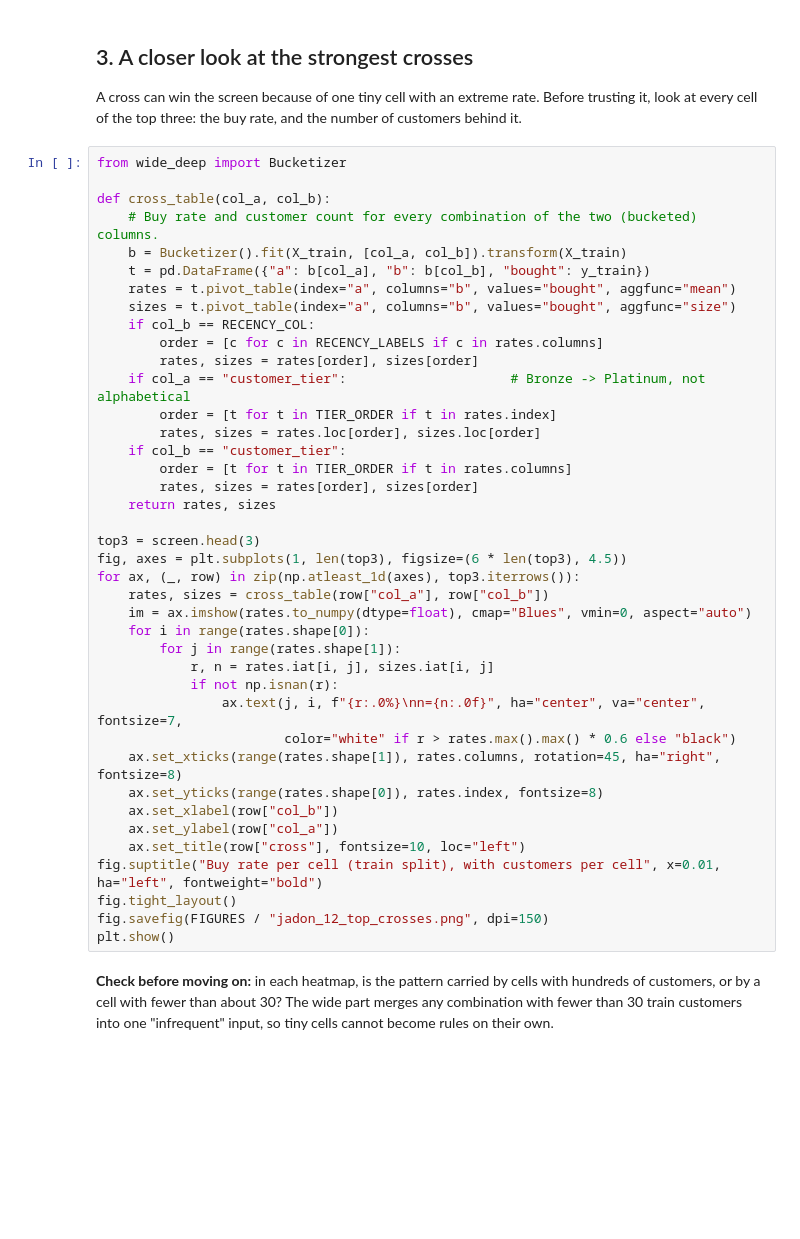
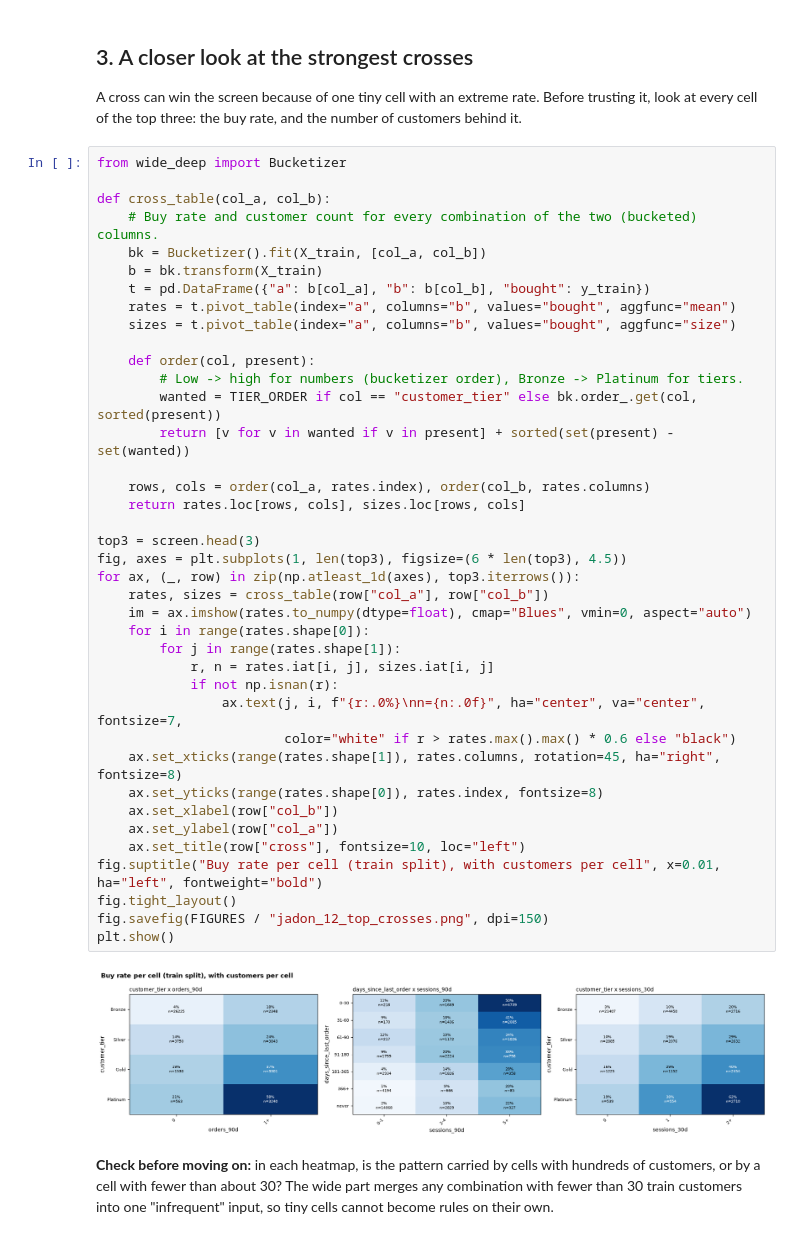
Before and after one commit to rider-26/AI-Innovation-with-Deep-Learning, a Jupyter notebook: notebooks/wide_deepEDA.ipynb, the cells around one changed output. Cells and saved outputs as stored; diff of their text form; blank space fills up the shorter version.

```diff
--- a/notebooks/wide_deepEDA.ipynb
+++ b/notebooks/wide_deepEDA.ipynb
@@ -213,43 +272,44 @@ look at every cell of the top three: the buy rate, and the number of customers b
 # %%
 from wide_deep import Bucketizer
 
 def cross_table(col_a, col_b):
     # Buy rate and customer count for every combination of the two (bucketed) columns.
-    b = Bucketizer().fit(X_train, [col_a, col_b]).transform(X_train)
+    bk = Bucketizer().fit(X_train, [col_a, col_b])
+    b = bk.transform(X_train)
     t = pd.DataFrame({"a": b[col_a], "b": b[col_b], "bought": y_train})
     rates = t.pivot_table(index="a", columns="b", values="bought", aggfunc="mean")
     sizes = t.pivot_table(index="a", columns="b", values="bought", aggfunc="size")
-    if col_b == RECENCY_COL:
-        order = [c for c in RECENCY_LABELS if c in rates.columns]
-        rates, sizes = rates[order], sizes[order]
-    if col_a == "customer_tier":                     # Bronze -> Platinum, not alphabetical
-        order = [t for t in TIER_ORDER if t in rates.index]
-        rates, sizes = rates.loc[order], sizes.loc[order]
-    if col_b == "customer_tier":
-        order = [t for t in TIER_ORDER if t in rates.columns]
-        rates, sizes = rates[order], sizes[order]
-    return rates, sizes
+
+    def order(col, present):
+        # Low -> high for numbers (bucketizer order), Bronze -> Platinum for tiers.
+        wanted = TIER_ORDER if col == "customer_tier" else bk.order_.get(col, sorted(present))
+        return [v for v in wanted if v in present] + sorted(set(present) - set(wanted))
+
+    rows, cols = order(col_a, rates.index), order(col_b, rates.columns)
+    return rates.loc[rows, cols], sizes.loc[rows, cols]
 
 top3 = screen.head(3)
 fig, axes = plt.subplots(1, len(top3), figsize=(6 * len(top3), 4.5))
 for ax, (_, row) in zip(np.atleast_1d(axes), top3.iterrows()):
     rates, sizes = cross_table(row["col_a"], row["col_b"])
     im = ax.imshow(rates.to_numpy(dtype=float), cmap="Blues", vmin=0, aspect="auto")
     for i in range(rates.shape[0]):
         for j in range(rates.shape[1]):
             r, n = rates.iat[i, j], sizes.iat[i, j]
             if not np.isnan(r):
                 ax.text(j, i, f"{r:.0%}\nn={n:.0f}", ha="center", va="center", fontsize=7,
                         color="white" if r > rates.max().max() * 0.6 else "black")
     ax.set_xticks(range(rates.shape[1]), rates.columns, rotation=45, ha="right", fontsize=8)
     ax.set_yticks(range(rates.shape[0]), rates.index, fontsize=8)
     ax.set_xlabel(row["col_b"])
     ax.set_ylabel(row["col_a"])
     ax.set_title(row["cross"], fontsize=10, loc="left")
 fig.suptitle("Buy rate per cell (train split), with customers per cell", x=0.01, ha="left", fontweight="bold")
 fig.tight_layout()
 fig.savefig(FIGURES / "jadon_12_top_crosses.png", dpi=150)
 plt.show()
+# %% [output]
+[figure, added]
 # %% [markdown]
 **Check before moving on:** in each heatmap, is the pattern carried by cells with hundreds of
 customers, or by a cell with fewer than about 30? The wide part merges any combination with fewer
```
Also changed, not shown: parts of 8 cells of this notebook, 12 other files.
